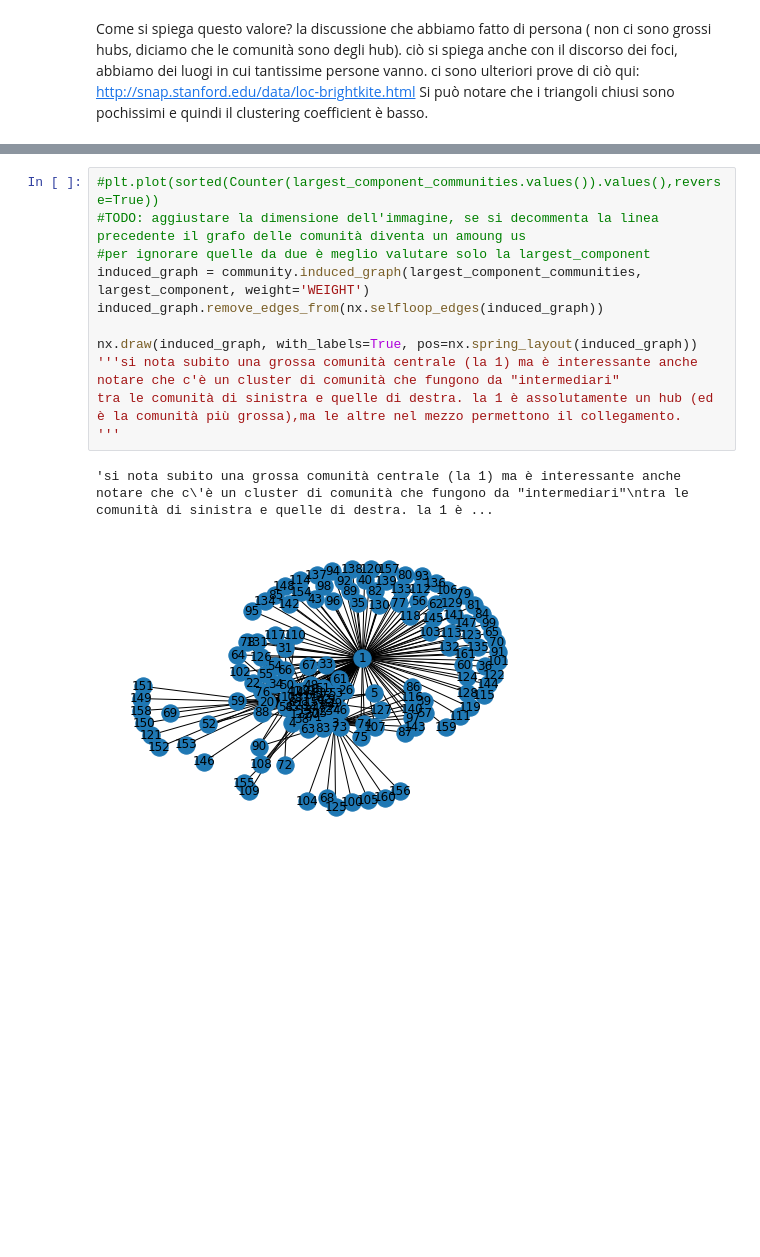
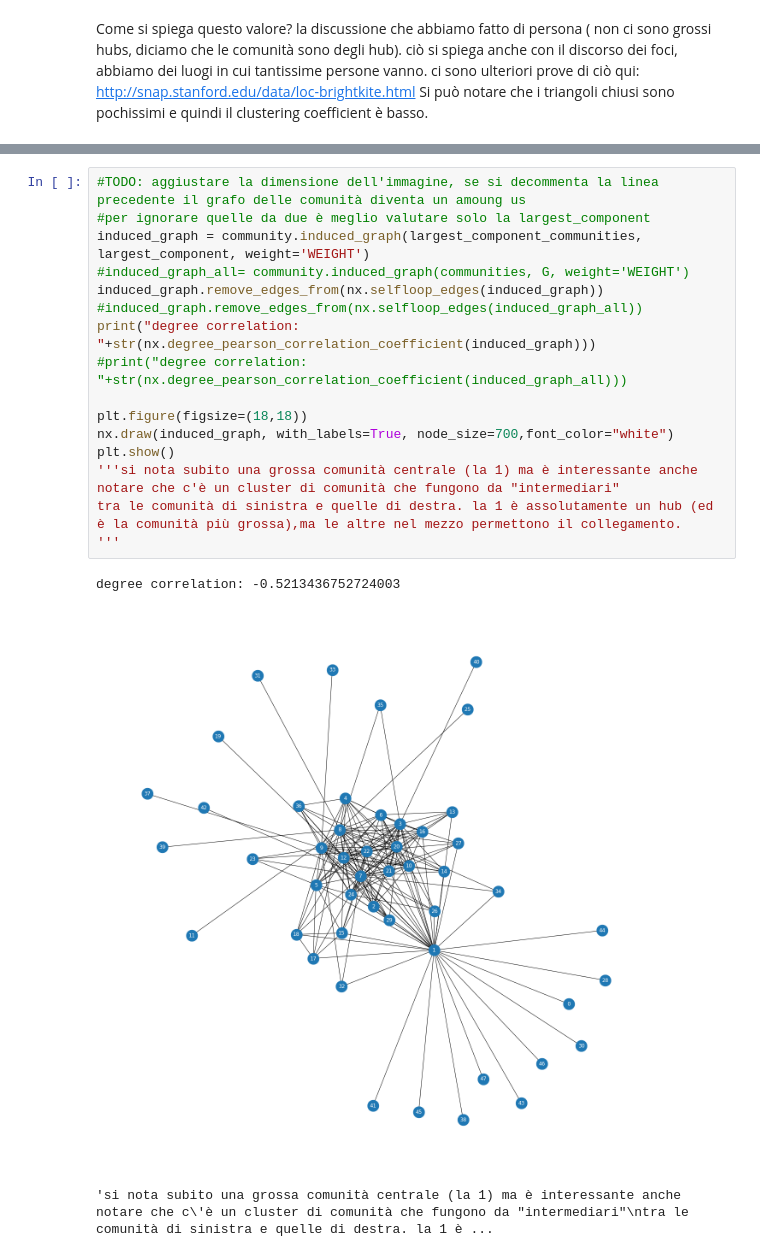
Before and after one commit to lory9894University/AVRC_project, a Jupyter notebook: measures.ipynb, the cells around one changed output, grey strips where cells are left out. Saved outputs shown, nothing was run; the diff lists cells and outputs as text; blank space fills up the shorter version.

```diff
--- a/measures.ipynb
+++ b/measures.ipynb
@@ -123,17 +149,23 @@ Counter({1: 8090, 10: 5443, 3: 5248, 0: 4100, 20: 3740, 6: 2052, 13: 1994, 30: 1
 # %%
-#plt.plot(sorted(Counter(largest_component_communities.values()).values(),reverse=True))
 #TODO: aggiustare la dimensione dell'immagine, se si decommenta la linea precedente il grafo delle comunità diventa un amoung us
 #per ignorare quelle da due è meglio valutare solo la largest_component
 induced_graph = community.induced_graph(largest_component_communities, largest_component, weight='WEIGHT')
+#induced_graph_all= community.induced_graph(communities, G, weight='WEIGHT')
 induced_graph.remove_edges_from(nx.selfloop_edges(induced_graph))
+#induced_graph.remove_edges_from(nx.selfloop_edges(induced_graph_all))
+print("degree correlation: "+str(nx.degree_pearson_correlation_coefficient(induced_graph)))
+#print("degree correlation: "+str(nx.degree_pearson_correlation_coefficient(induced_graph_all)))
 
-nx.draw(induced_graph, with_labels=True, pos=nx.spring_layout(induced_graph))
+plt.figure(figsize=(18,18))
+nx.draw(induced_graph, with_labels=True, node_size=700,font_color="white")
+plt.show()
 '''si nota subito una grossa comunità centrale (la 1) ma è interessante anche notare che c'è un cluster di comunità che fungono da "intermediari"
 tra le comunità di sinistra e quelle di destra. la 1 è assolutamente un hub (ed è la comunità più grossa),ma le altre nel mezzo permettono il collegamento.
 '''
 # %% [output]
-'si nota subito una grossa comunità centrale (la 1) ma è interessante anche notare che c\'è un cluster di comunità che fungono da "intermediari"\ntra le comunità di sinistra e quelle di destra. la 1 è ...
+degree correlation: -0.5213436752724003
-[figure, old version]
+[figure, new version]
+'si nota subito una grossa comunità centrale (la 1) ma è interessante anche notare che c\'è un cluster di comunità che fungono da "intermediari"\ntra le comunità di sinistra e quelle di destra. la 1 è ...
 # %%
 #centrality analysis
 if reduced:
```
Also changed, not shown: parts of 13 cells of this notebook, 6 other files.
